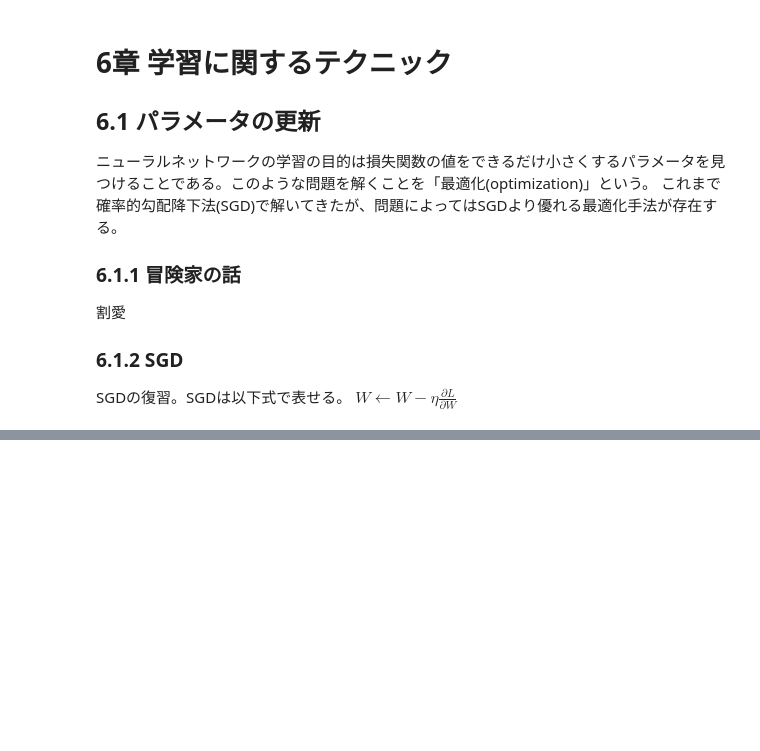
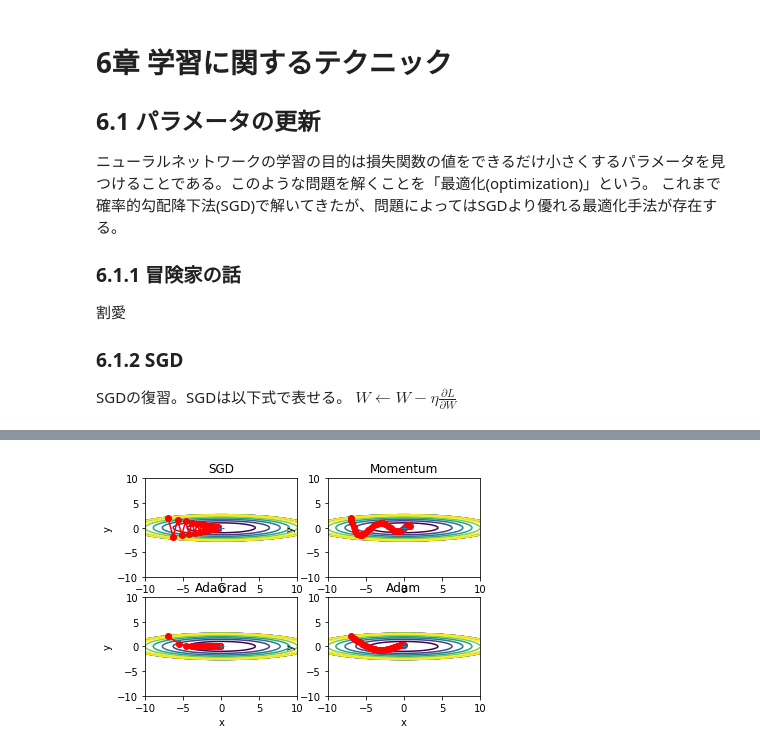
Before and after one commit to kamujun/exercise_of_deep_larning_from_scratch, a Jupyter notebook: notebooks/section6.ipynb, the cells around one changed output, grey strips where cells are left out. Saved outputs shown, nothing was run; the diff lists cells and outputs as text; code cells hidden in the pictures; blank space fills up the shorter version.

Commit message:
add optimizer

```diff
--- a/notebooks/section6.ipynb
+++ b/notebooks/section6.ipynb
@@ -96,0 +149,15 @@ a
+# %%
+class AdaGrad:
+    def __init__(self, lr=0.01):
+        self.lr = lr
+        self.h = None
+
+    def update(self, params, grads):
+        if self.h is None:
+            self.h = {}
+            for key, val in params.items():
+                self.h[key] = np.zeros_like(val)
+
+        for key in params.keys():
+            self.h[key] += grads[key] * grads[key]
+            params[key] -= self.lr * grads[key] / (np.sqrt(self.h[key]) + 1e-7)
@@ -96,0 +205,73 @@ a
+# %%
+# coding: utf-8
+import sys, os
+sys.path.append(os.pardir)  # 親ディレクトリのファイルをインポートするための設定
+import numpy as np
+import matplotlib.pyplot as plt
+from collections import OrderedDict
+from src.optimizer import *
+
+
+def f(x, y):
+    return x**2 / 20.0 + y**2
+
+
+def df(x, y):
+    return x / 10.0, 2.0*y
+
+init_pos = (-7.0, 2.0)
+params = {}
+params['x'], params['y'] = init_pos[0], init_pos[1]
+grads = {}
+grads['x'], grads['y'] = 0, 0
+
+
+optimizers = OrderedDict()
+optimizers["SGD"] = SGD(lr=0.95)
+optimizers["Momentum"] = Momentum(lr=0.1)
+optimizers["AdaGrad"] = AdaGrad(lr=1.5)
+optimizers["Adam"] = Adam(lr=0.3)
+
+idx = 1
+
+for key in optimizers:
+    optimizer = optimizers[key]
+    x_history = []
+    y_history = []
+    params['x'], params['y'] = init_pos[0], init_pos[1]
+
+    for i in range(30):
+        x_history.append(params['x'])
+        y_history.append(params['y'])
+
+        grads['x'], grads['y'] = df(params['x'], params['y'])
+        optimizer.update(params, grads)
+
+
+    x = np.arange(-10, 10, 0.01)
+    y = np.arange(-5, 5, 0.01)
+
+    X, Y = np.meshgrid(x, y)
+    Z = f(X, Y)
+
+    # for simple contour line
+    mask = Z > 7
+    Z[mask] = 0
+
+    # plot
+    plt.subplot(2, 2, idx)
+    idx += 1
+    plt.plot(x_history, y_history, 'o-', color="red")
+    plt.contour(X, Y, Z)
+    plt.ylim(-10, 10)
+    plt.xlim(-10, 10)
+    plt.plot(0, 0, '+')
+    #colorbar()
+    #spring()
+    plt.title(key)
+    plt.xlabel("x")
+    plt.ylabel("y")
+
+plt.show()
+# %% [output]
+[figure, added]
```
Also changed, not shown: parts of 17 cells of this notebook, 3 other files.
